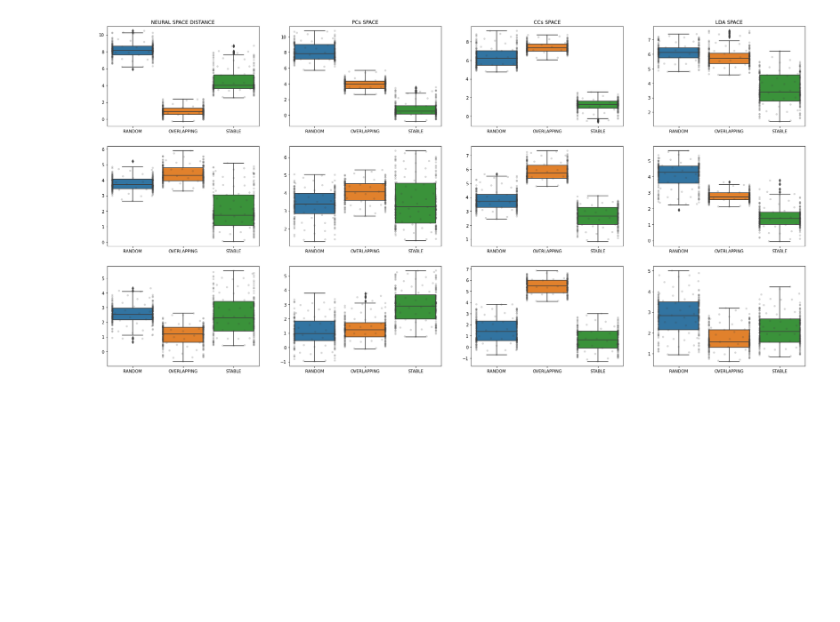
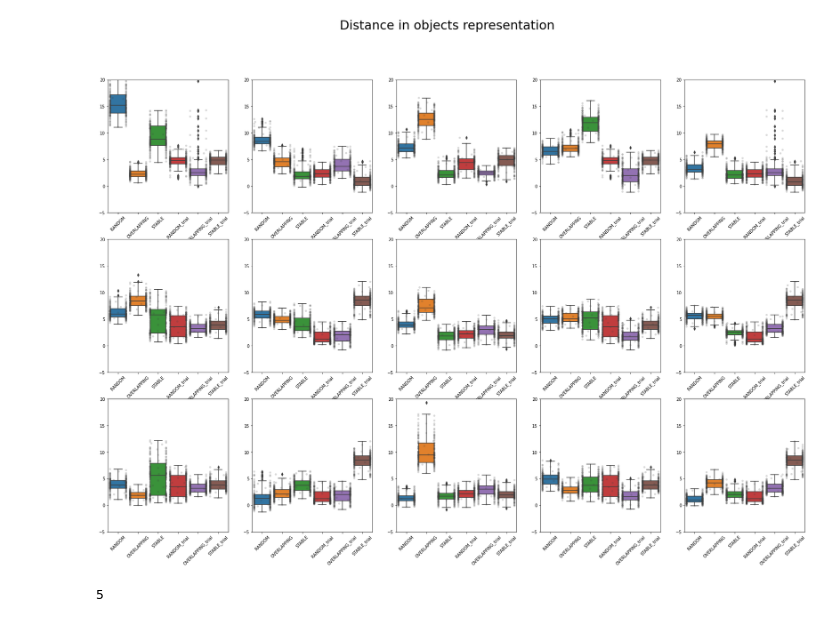
Before and after one commit to melisamc89/neural_analysys, a Jupyter notebook: src/mean_representantional_distance_all_mice.ipynb, the cells around one changed output. Cells and saved outputs as stored; diff of their text form; code cells hidden in the pictures; blank space fills up the shorter version.

Commit message:
funcion organization for data transformation analysis

```diff
--- a/src/mean_representantional_distance_all_mice.ipynb
+++ b/src/mean_representantional_distance_all_mice.ipynb
@@ -258,27 +306,53 @@ figure.savefig(figure_name)
 # %%
 figure = plt.figure()
-gs = plt.GridSpec(3,4)
+gs = plt.GridSpec(3,5)
+label1 = ['RANDOM','OVERLAPPING','STABLE','RANDOM_trial','OVERLAPPING_trial','STABLE_trial']
+label2 = ['RANDOM','OVERLAPPING','STABLE']
 
-for i in range(4):
+for i in range(5):
     ax1 = figure.add_subplot(gs[0,i])
-    ax1 = sns.boxplot(data = [random_list1[i],overlapping_list1[i],stable_list1[i]], orient = 'v')
-    ax1 = sns.swarmplot(data=[random_list1[i],overlapping_list1[i],stable_list1[i]], color=".25", alpha = 0.2)
-    ax1.set_xticklabels(label)
-    ax1.set_title(titles[i])
+    ax1 = sns.boxplot(data = [random_list1[i],overlapping_list1[i],stable_list1[i],
+                              random_list1_trial[i],overlapping_list1_trial[i],stable_list1_trial[i]], orient = 'v')
+    ax1 = sns.swarmplot(data=[random_list1[i],overlapping_list1[i],stable_list1[i],
+                              random_list1_trial[i],overlapping_list1_trial[i],stable_list1_trial[i]], color=".25", alpha = 0.2)
+    ax1.set_xticklabels(label1)
+    ax1.set_xticklabels(label1)
+    ax1.set_ylim([-5,20])
+    for tick in ax1.get_xticklabels():
+        tick.set_rotation(45)
 
 
     ax1 = figure.add_subplot(gs[1,i])
-    ax1 = sns.boxplot(data = [random_list2[i],overlapping_list2[i],stable_list2[i]], orient = 'v')
-    ax1 = sns.swarmplot(data=[random_list2[i],overlapping_list2[i],stable_list2[i]], color=".25", alpha = 0.2)
-    ax1.set_xticklabels(label)
+    ax1 = sns.boxplot(data = [random_list2[i],overlapping_list2[i],stable_list2[i],
+                            random_list2_trial[i],overlapping_list2_trial[i],stable_list2_trial[i]], orient = 'v')
+    ax1 = sns.swarmplot(data=[random_list2[i],overlapping_list2[i],stable_list2[i],
+                              random_list2_trial[i],overlapping_list2_trial[i],stable_list2_trial[i]], color=".25", alpha = 0.2)
+    ax1.set_xticklabels(label1)
+    ax1.set_ylim([-5,20])
+    for tick in ax1.get_xticklabels():
+        tick.set_rotation(45)
 
     ax1 = figure.add_subplot(gs[2,i])
-    ax1 = sns.boxplot(data = [random_list3[i],overlapping_list3[i],stable_list3[i]], orient = 'v')
-    ax1 = sns.swarmplot(data=[random_list3[i],overlapping_list3[i],stable_list3[i]], color=".25", alpha = 0.2)
-    ax1.set_xticklabels(label)
+    ax1 = sns.boxplot(data = [random_list3[i],overlapping_list3[i],stable_list3[i],
+                            random_list2_trial[i],overlapping_list2_trial[i],stable_list2_trial[i]], orient = 'v')
+    ax1 = sns.swarmplot(data=[random_list3[i],overlapping_list3[i],stable_list3[i],
+                            random_list2_trial[i],overlapping_list2_trial[i],stable_list2_trial[i]], color=".25", alpha = 0.2)
+    ax1.set_xticklabels(label1)
+    ax1.set_ylim([-5,20])
+    for tick in ax1.get_xticklabels():
+        tick.set_rotation(45)
 
-figure.set_size_inches([30,15])
+figure.set_size_inches([30,20])
+figure.suptitle(' Distance in objects representation', fontsize = 30)
+figure_name = figure_path + 'mean_distance_object_representation_all_alo_ego_with_trials.png'
+figure.patch.set_facecolor('white')
+
+figure.savefig(figure_name)
 # %% [output]
-[figure, old version]
+[figure, new version]
+# %%
+len(random_list1_trial)
+# %% [output]
+5
 # %%
 figure = plt.figure()
```
Also changed, not shown: parts of 4 cells of this notebook, 8 other files.
